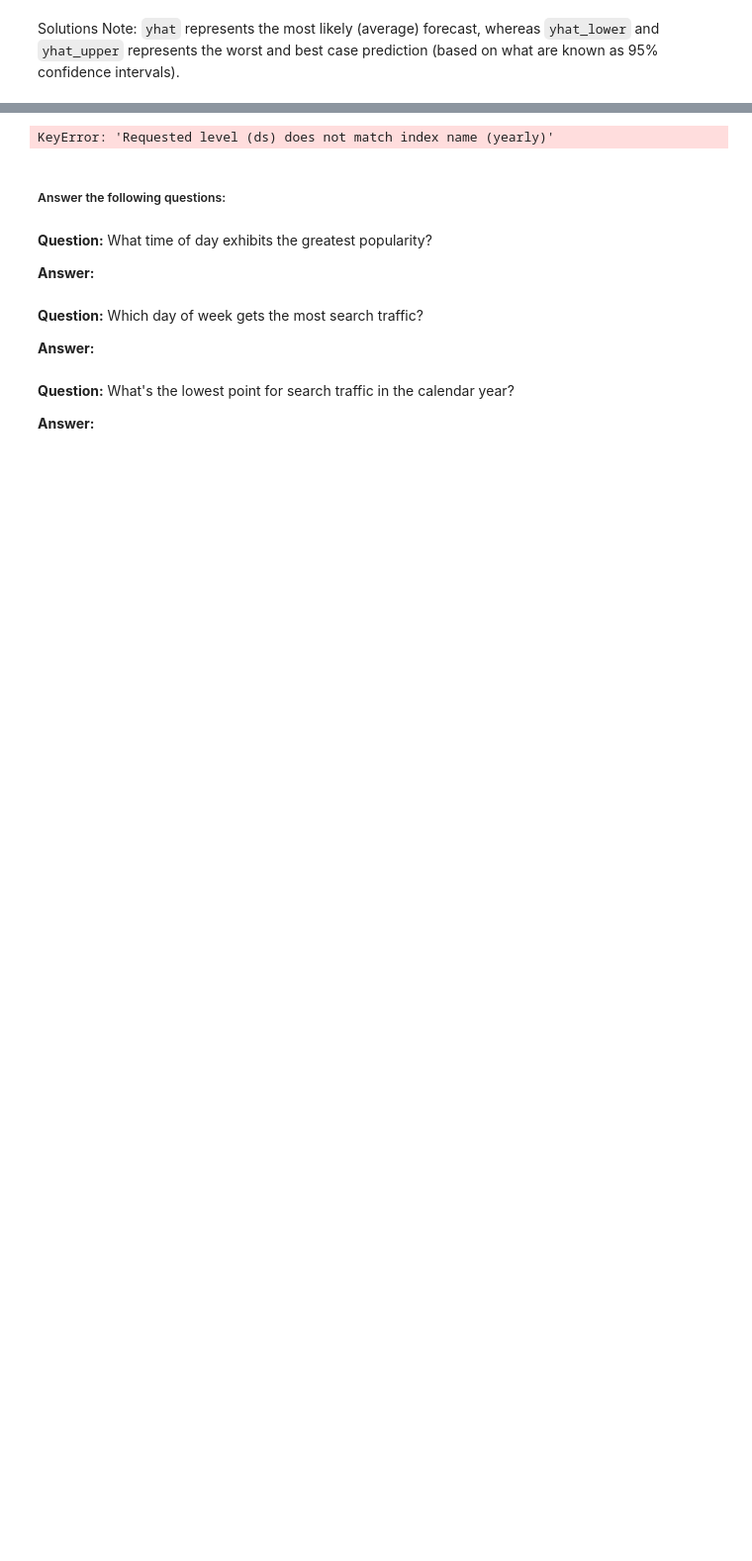
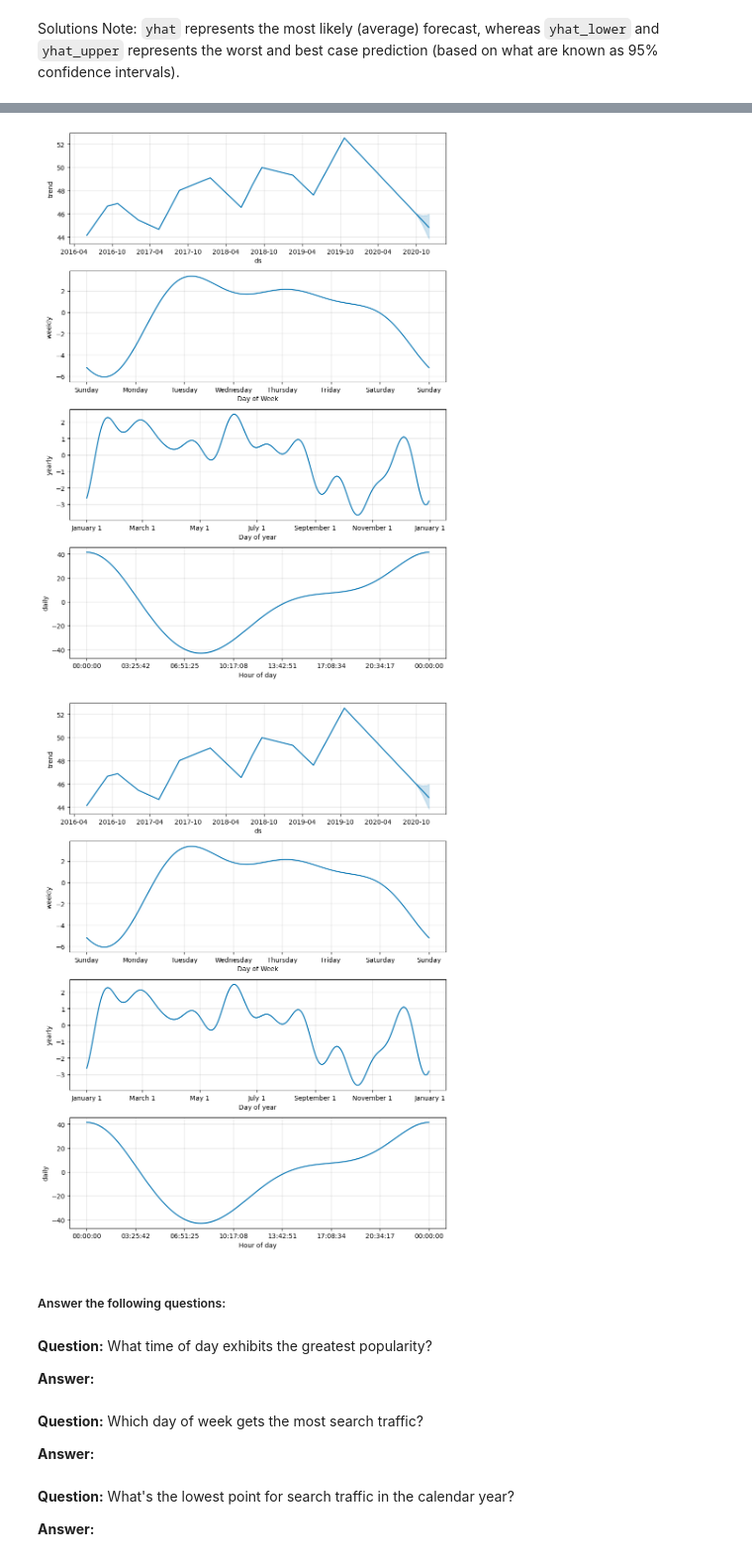
Before and after one commit to D4ality/prophet-challenge, a Jupyter notebook: forecasting_net_prophet.ipynb, the cells around one changed output, grey strips where cells are left out. Shown at 99% size. Saved outputs shown, nothing was run; the diff lists cells and outputs as text; code cells hidden in the pictures; blank space fills up the shorter version.

```diff
--- a/forecasting_net_prophet.ipynb
+++ b/forecasting_net_prophet.ipynb
@@ -547,13 +549,13 @@ forecast_trends[['yhat', 'yhat_lower', 'yhat_upper']].iloc[-2000:,:].plot(title=
 # %%
 # Reset the index in the forecast_mercado_trends DataFrame
-forecast_trends = forecast.reset_index
+forecast_trends = forecast.reset_index()
 
 # Use the plot_components function to visualize the forecast results
 # for the forecast_canada DataFrame
-forecast_trends = forecast.reset_index('ds')
-fig2 = p.plot_components(forecast_trends)
+p.plot_components(forecast_trends)
 # %% [output]
-KeyError: 'Requested level (ds) does not match index name (yearly)'
+[figure, added]
+[figure, added]
 # %% [markdown]
 ##### Answer the following questions:
 # %% [markdown]
```
Also changed, not shown: parts of 5 cells of this notebook, 1 other file.
